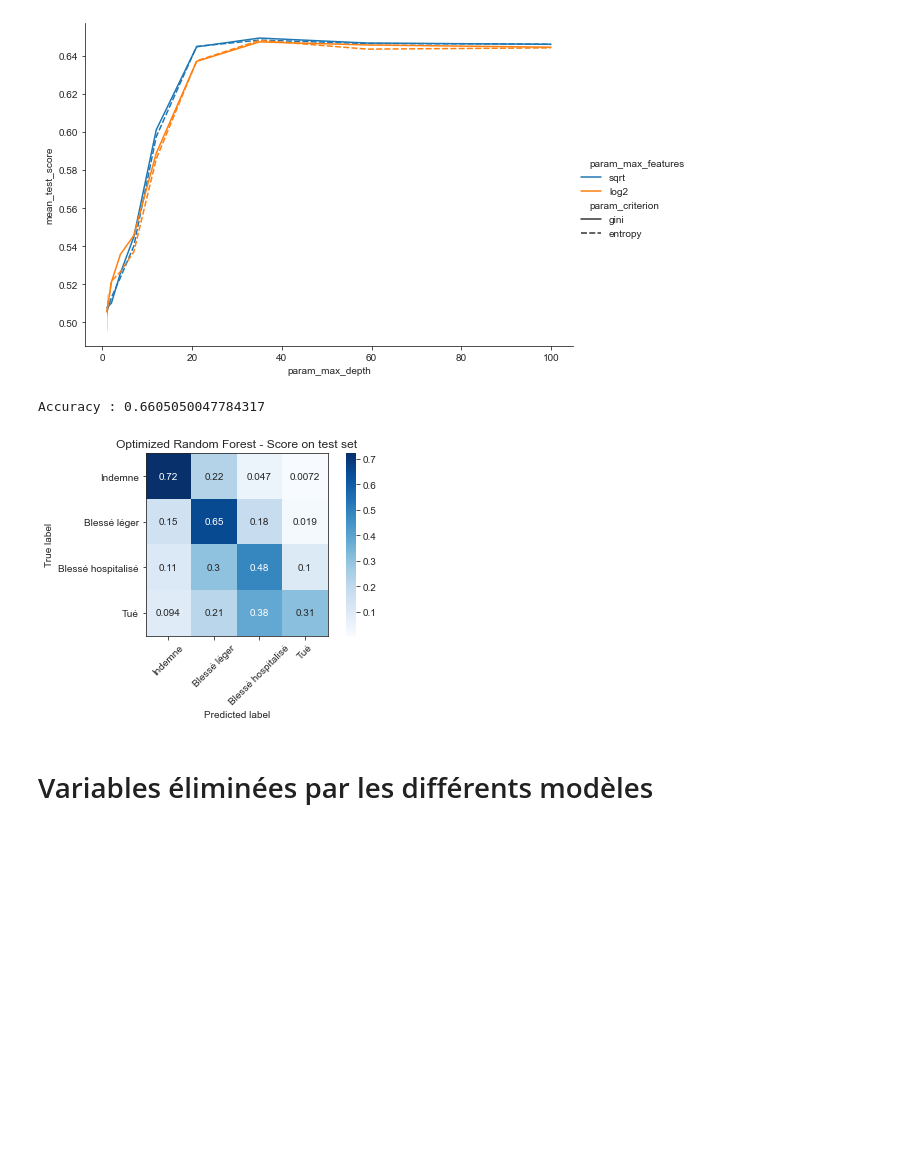
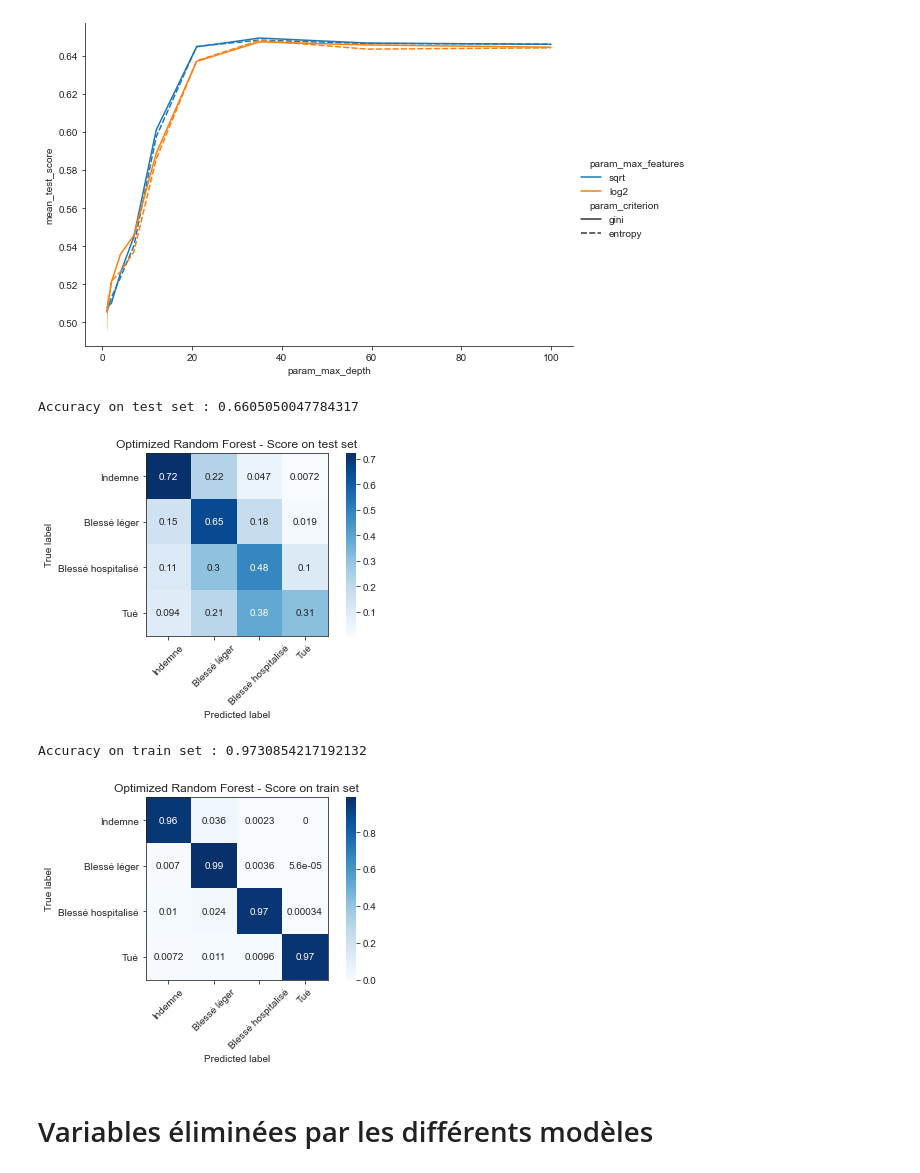
Before and after one commit to erwan-auchere/Projet-Python, a Jupyter notebook: backward-elimination.ipynb, the cells around one changed output. Saved outputs shown, nothing was run; the diff lists cells and outputs as text; code cells hidden in the pictures; blank space fills up the shorter version.

```diff
--- a/backward-elimination.ipynb
+++ b/backward-elimination.ipynb
@@ -175,15 +175,16 @@ import warnings
 warnings.filterwarnings("ignore")
 from sklearn.model_selection import GridSearchCV
 
-retrain = True
+retrain = False
 if not os.path.isfile('randomforest-optimized.joblib') or retrain:
     rfc = RandomForestClassifier(class_weight='balanced')
     parameters = {'max_depth': np.logspace(0,2,10).astype(int),
                   'criterion': ['gini', 'entropy'],
-                  'max_features': ['sqrt', 'log2'],
+                  'min_samples_leaf': [1],
+                  'max_features': ['sqrt, log2'],
                   'n_estimators': [100]}
-    cv_res = GridSearchCV(rfc, parameters, cv=StratifiedKFold(2), scoring='accuracy', verbose=4).fit(X_train_RF, Y_train)
-    jl.dump(cv_res, 'randomforest-optimized.joblib')
+    cv_res = GridSearchCV(rfc, parameters, cv=StratifiedKFold(5), scoring='accuracy', verbose=4).fit(X_train_RF, Y_train)
+    #jl.dump(cv_res, 'randomforest-optimized.joblib')
 else:
     cv_res = jl.load('randomforest-optimized.joblib')
 
@@ -233,12 +217,19 @@ sns.relplot(data=scores, kind='line', x='param_max_depth', y='mean_test_score',
 # %% [output]
 [figure]
 # %%
-print('Accuracy :', np.mean(ORF.predict(X_test_RF) == Y_test))
+print('Accuracy on test set :', np.mean(ORF.predict(X_test_RF) == Y_test))
 conf = metrics.confusion_matrix(ORF.predict(X_test_RF), Y_test)
 plot_confusion_matrix(conf, classes=targets, normalize=True, title='Optimized Random Forest - Score on test set');
 # %% [output]
-Accuracy : 0.6605050047784317
+Accuracy on test set : 0.6605050047784317
 [figure]
+# %%
+print('Accuracy on train set :', np.mean(ORF.predict(X_train_RF) == Y_train))
+conf = metrics.confusion_matrix(ORF.predict(X_train_RF), Y_train)
+plot_confusion_matrix(conf, classes=targets, normalize=True, title='Optimized Random Forest - Score on train set');
+# %% [output]
+Accuracy on train set : 0.9730854217192132
+[figure, added]
 # %% [markdown]
 # Variables éliminées par les différents modèles
 # %% [markdown]
```
Also changed, not shown: parts of 1 cell of this notebook.
